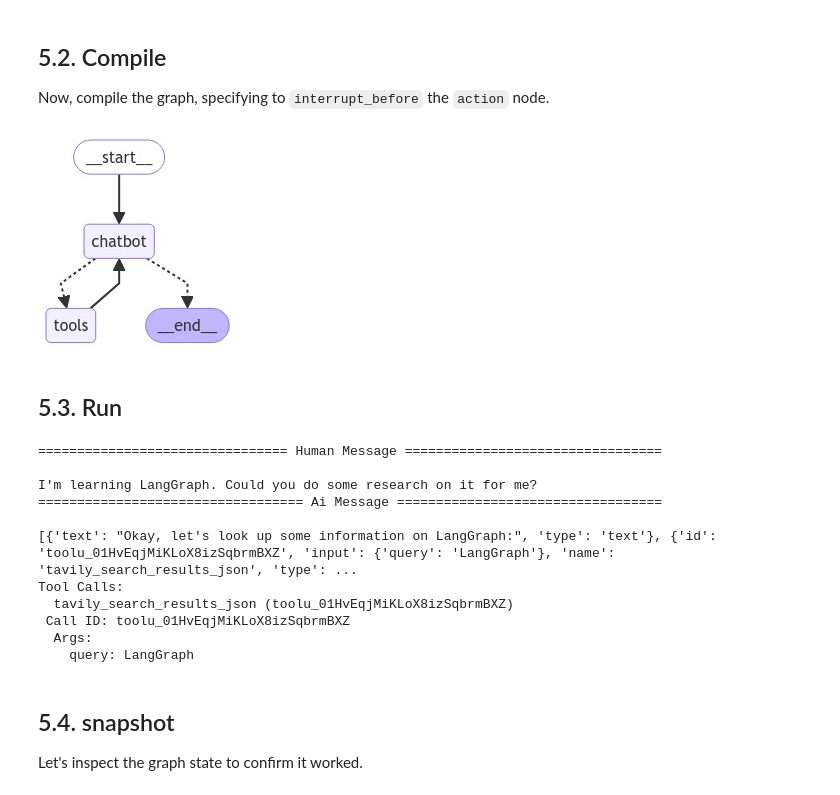
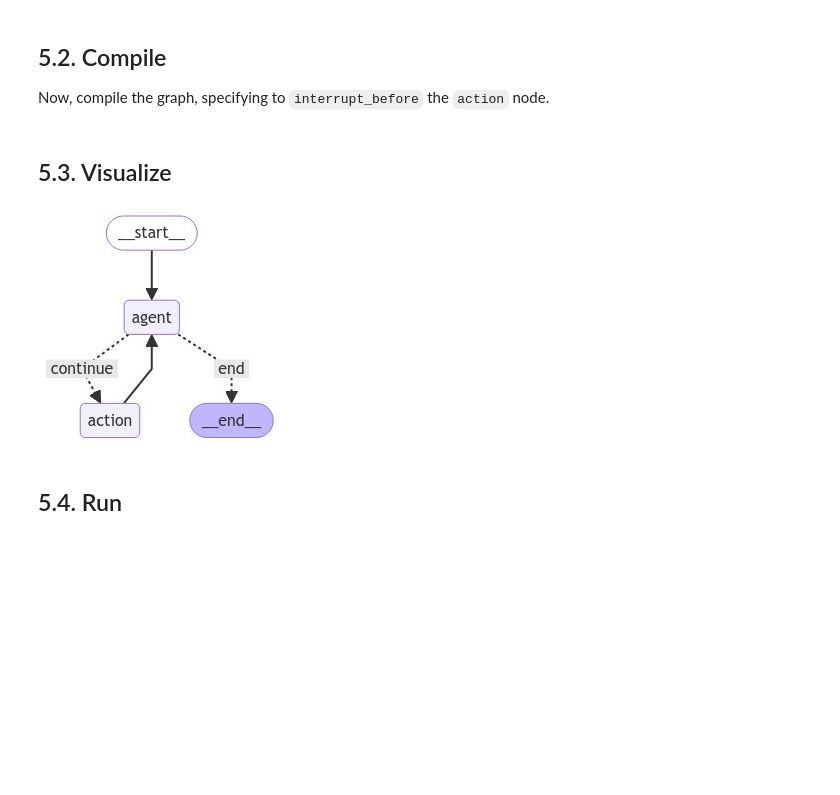
Before and after one commit to grcng/Learn-LangGraph, a Jupyter notebook: langgraph-notes.ipynb, the cells around one changed output. Drawn from its saved outputs; the diff is of its cells as text; code cells hidden in the pictures; blank space fills up the shorter version.

```diff
--- a/langgraph-notes.ipynb
+++ b/langgraph-notes.ipynb
@@ -560,3 +601,41 @@ graph_builder.add_edge(START, "chatbot")
+# %%
+from langgraph.graph import END, StateGraph, START
+
+# Define a new graph
+workflow = StateGraph(State)
+
+# Define the two nodes we will cycle between
+workflow.add_node("agent", call_model)
+workflow.add_node("action", call_tool)
+
+# Set the entrypoint as `agent`
+# This means that this node is the first one called
+workflow.add_edge(START, "agent")
+
+# We now add a conditional edge
+workflow.add_conditional_edges(
+    # First, we define the start node. We use `agent`.
+    # This means these are the edges taken after the `agent` node is called.
+    "agent",
+    # Next, we pass in the function that will determine which node is called next.
+    should_continue,
+    # Finally we pass in a mapping.
+    # The keys are strings, and the values are other nodes.
+    # END is a special node marking that the graph should finish.
+    # What will happen is we will call `should_continue`, and then the output of that
+    # will be matched against the keys in this mapping.
+    # Based on which one it matches, that node will then be called.
+    {
+        # If `tools`, then we call the tool node.
+        "continue": "action",
+        # Otherwise we finish.
+        "end": END,
+    },
+)
+
+# We now add a normal edge from `tools` to `agent`.
+# This means that after `tools` is called, `agent` node is called next.
+workflow.add_edge("action", "agent")
 # %% [markdown]
 ## 5.2. Compile
 
@@ -572,38 +643,19 @@ graph = graph_builder.compile(
+# %%
+# Finally, we compile it!
+# This compiles it into a LangChain Runnable,
+# meaning you can use it as you would any other runnable
+app = workflow.compile(checkpointer=memory, interrupt_before=["action"])
+# %% [markdown]
+## 5.3. Visualize
 # %%
 from IPython.display import Image, display
 
 try:
-    display(Image(graph.get_graph().draw_mermaid_png()))
+    display(Image(app.get_graph(xray=True).draw_mermaid_png()))
 except Exception:
     # This requires some extra dependencies and is optional
     pass
 # %% [output]
-[figure, old version]
+[figure, new version]
 # %% [markdown]
-## 5.3. Run
+## 5.4. Run
-# %%
-user_input = "I'm learning LangGraph. Could you do some research on it for me?"
-config = {"configurable": {"thread_id": "1"}}
-# The config is the **second positional argument** to stream() or invoke()!
-events = graph.stream(
-    {"messages": [("user", user_input)]}, config, stream_mode="values"
-)
-for event in events:
-    if "messages" in event:
-        event["messages"][-1].pretty_print()
-# %% [output]
-================================ Human Message =================================
-
-I'm learning LangGraph. Could you do some research on it for me?
-================================== Ai Message ==================================
-
-[{'text': "Okay, let's look up some information on LangGraph:", 'type': 'text'}, {'id': 'toolu_01HvEqjMiKLoX8izSqbrmBXZ', 'input': {'query': 'LangGraph'}, 'name': 'tavily_search_results_json', 'type': ...
-Tool Calls:
-  tavily_search_results_json (toolu_01HvEqjMiKLoX8izSqbrmBXZ)
- Call ID: toolu_01HvEqjMiKLoX8izSqbrmBXZ
-  Args:
-    query: LangGraph
-# %% [markdown]
-## 5.4. snapshot
-
-Let's inspect the graph state to confirm it worked.
```
Also changed, not shown: parts of 22 cells of this notebook.
